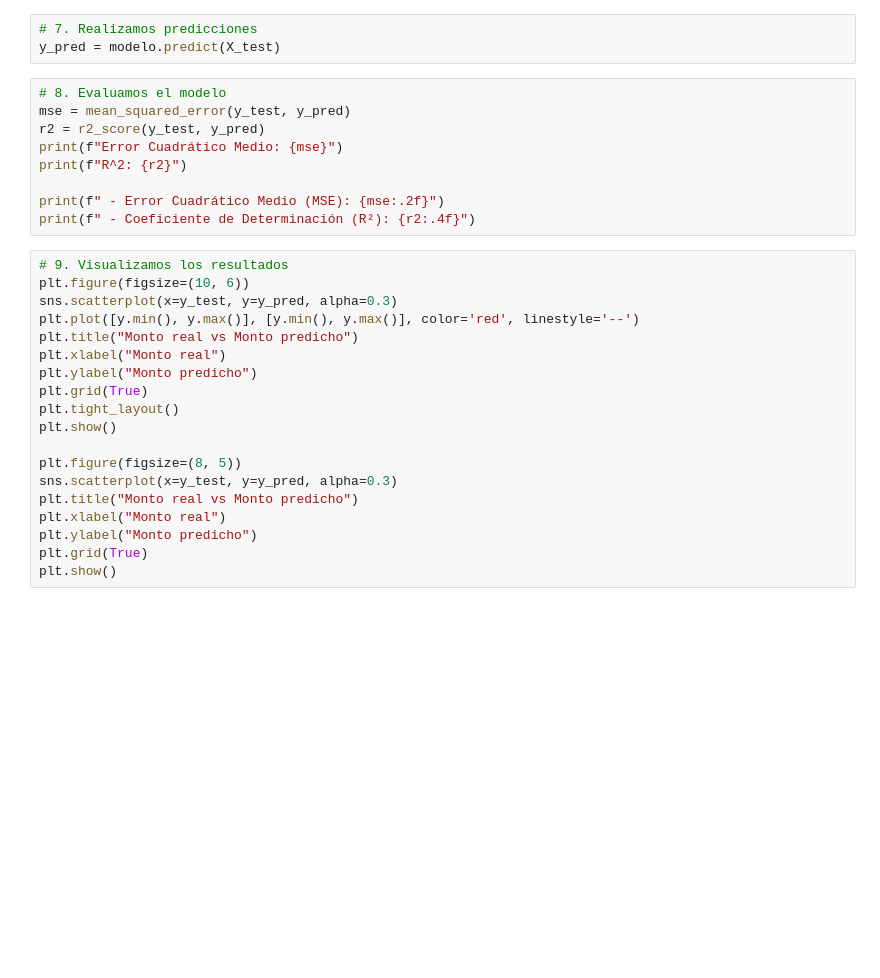
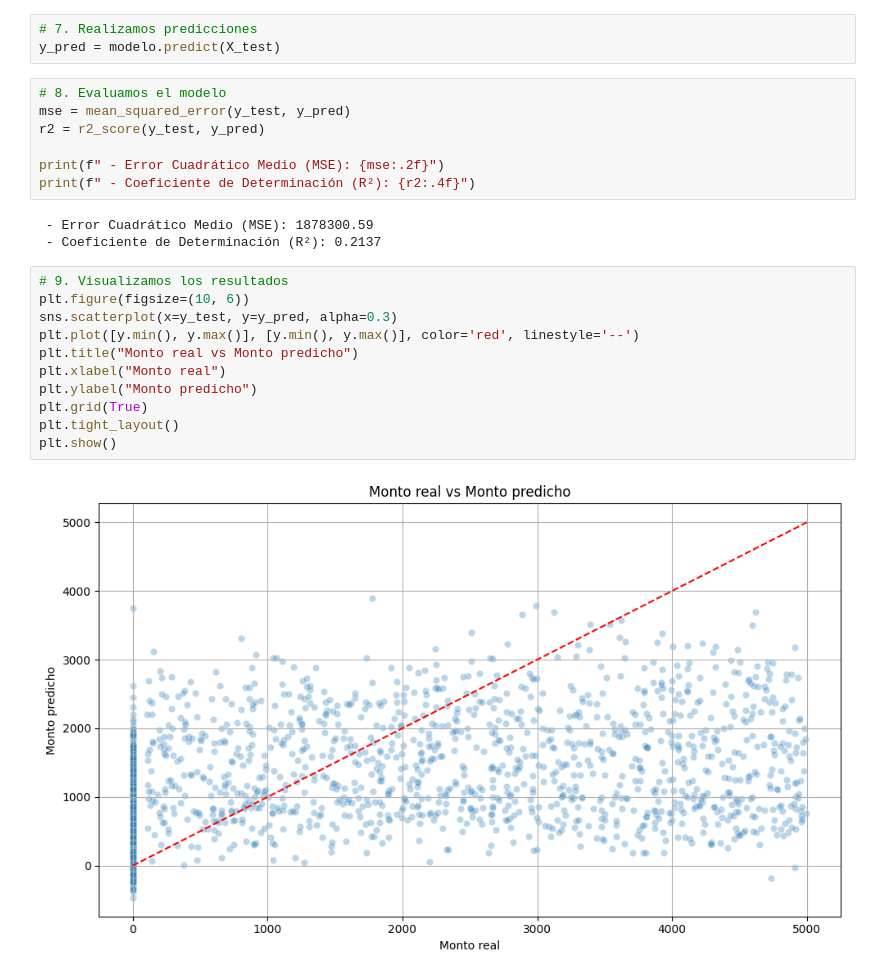
Before and after one commit to Yaseli-M/IDL1_Machine_Learning_I, a Jupyter notebook: scripts/modelo_regresion_lineal.ipynb, the cells around one changed output. Cells and saved outputs as stored; diff of their text form; blank space fills up the shorter version.

```diff
--- a/scripts/modelo_regresion_lineal.ipynb
+++ b/scripts/modelo_regresion_lineal.ipynb
@@ -47,30 +61,25 @@ y_pred = modelo.predict(X_test)
 # 8. Evaluamos el modelo
 mse = mean_squared_error(y_test, y_pred)
 r2 = r2_score(y_test, y_pred)
-print(f"Error Cuadrático Medio: {mse}")
-print(f"R^2: {r2}")
 
 print(f" - Error Cuadrático Medio (MSE): {mse:.2f}")
 print(f" - Coeficiente de Determinación (R²): {r2:.4f}")
+# %% [output]
+ - Error Cuadrático Medio (MSE): 1878300.59
+ - Coeficiente de Determinación (R²): 0.2137
 # %%
 # 9. Visualizamos los resultados
 plt.figure(figsize=(10, 6))
 sns.scatterplot(x=y_test, y=y_pred, alpha=0.3)
 plt.plot([y.min(), y.max()], [y.min(), y.max()], color='red', linestyle='--')
 plt.title("Monto real vs Monto predicho")
 plt.xlabel("Monto real")
 plt.ylabel("Monto predicho")
 plt.grid(True)
 plt.tight_layout()
 plt.show()
-
-plt.figure(figsize=(8, 5))
-sns.scatterplot(x=y_test, y=y_pred, alpha=0.3)
-plt.title("Monto real vs Monto predicho")
-plt.xlabel("Monto real")
-plt.ylabel("Monto predicho")
-plt.grid(True)
-plt.show()
+# %% [output]
+[figure, added]
 # %%
 # 10. Guadamos los resultados del modelo
 # Convertir resultados en DataFrame
```
Also changed, not shown: parts of 4 cells of this notebook.
